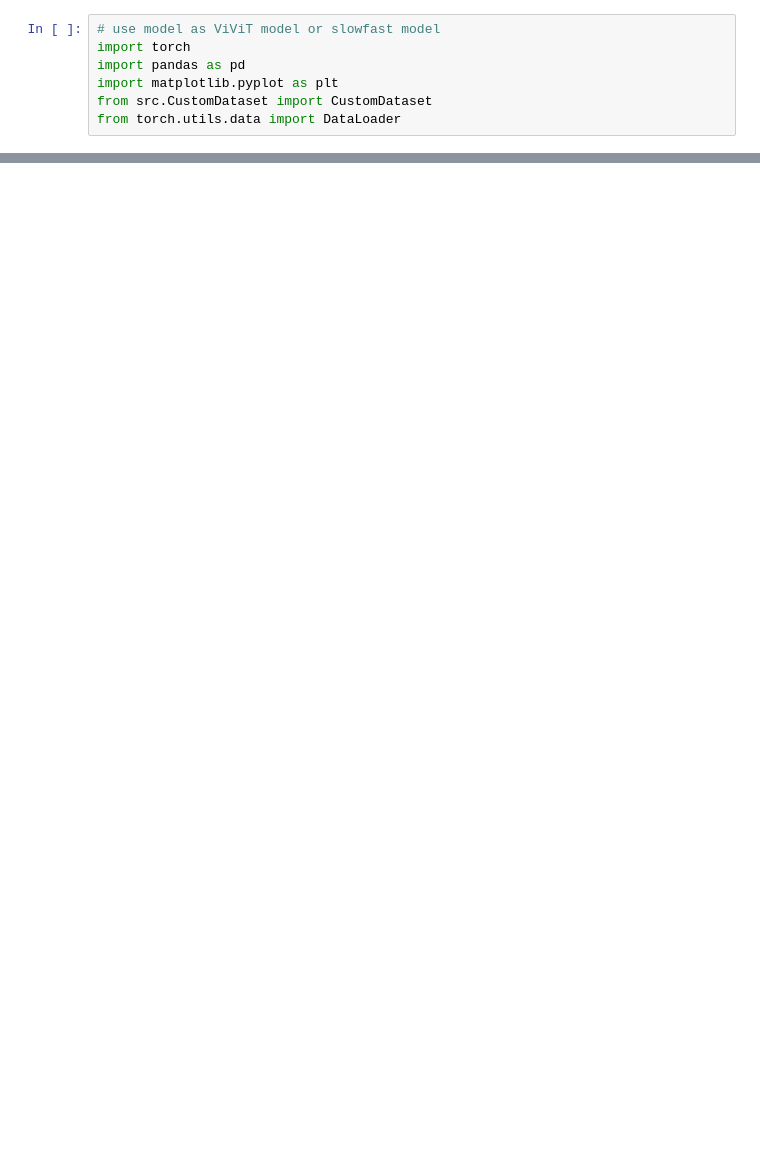
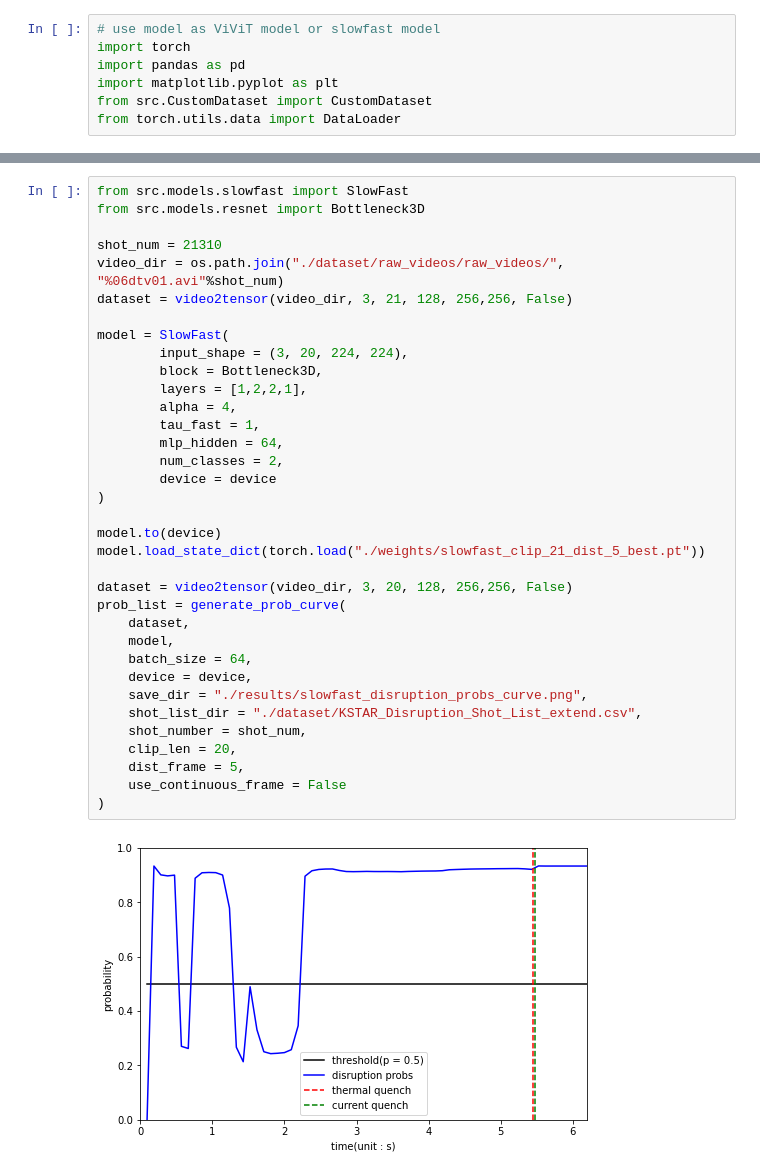
Before and after one commit to ZINZINBIN/Disruption-Prediciton-based-on-Multimodal-Deep-Learning, a Jupyter notebook: analysis_model_performance.ipynb, the cells around one changed output, grey strips where cells are left out. Cells and saved outputs as stored; diff of their text form; blank space fills up the shorter version.

```diff
--- a/analysis_model_performance.ipynb
+++ b/analysis_model_performance.ipynb
@@ -110,0 +249,37 @@ prob_list = generate_prob_curve(
+# %%
+from src.models.slowfast import SlowFast
+from src.models.resnet import Bottleneck3D
+
+shot_num = 21310
+video_dir = os.path.join("./dataset/raw_videos/raw_videos/", "%06dtv01.avi"%shot_num)
+dataset = video2tensor(video_dir, 3, 21, 128, 256,256, False)
+
+model = SlowFast(
+        input_shape = (3, 20, 224, 224),
+        block = Bottleneck3D,
+        layers = [1,2,2,1],
+        alpha = 4,
+        tau_fast = 1,
+        mlp_hidden = 64,
+        num_classes = 2,
+        device = device
+)
+
+model.to(device)
+model.load_state_dict(torch.load("./weights/slowfast_clip_21_dist_5_best.pt"))
+
+dataset = video2tensor(video_dir, 3, 20, 128, 256,256, False)
+prob_list = generate_prob_curve(
+    dataset,
+    model,
+    batch_size = 64,
+    device = device,
+    save_dir = "./results/slowfast_disruption_probs_curve.png",
+    shot_list_dir = "./dataset/KSTAR_Disruption_Shot_List_extend.csv",
+    shot_number = shot_num,
+    clip_len = 20,
+    dist_frame = 5,
+    use_continuous_frame = False
+)
+# %% [output]
+[figure, added]
```
Also changed, not shown: parts of 10 cells of this notebook, 24 other files.
